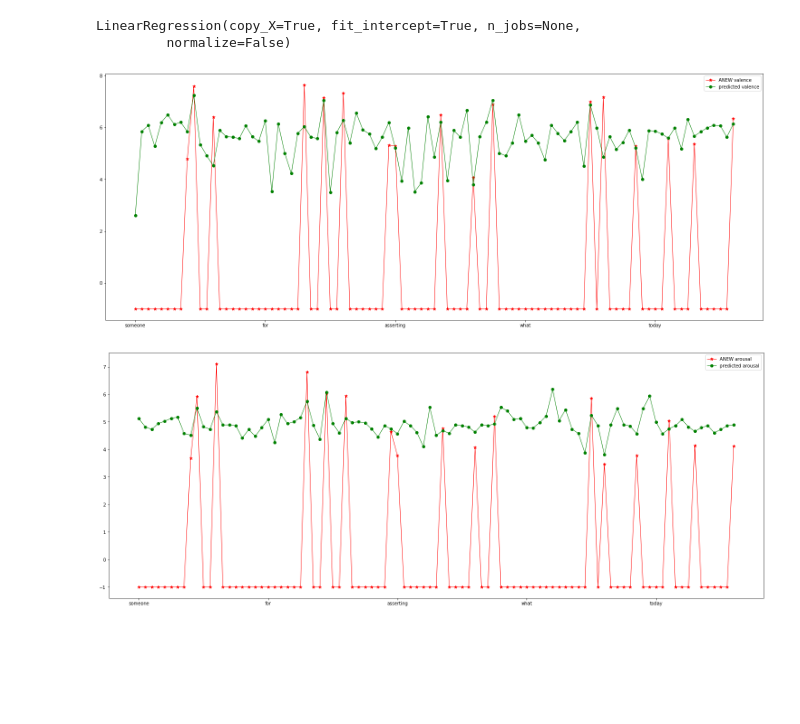
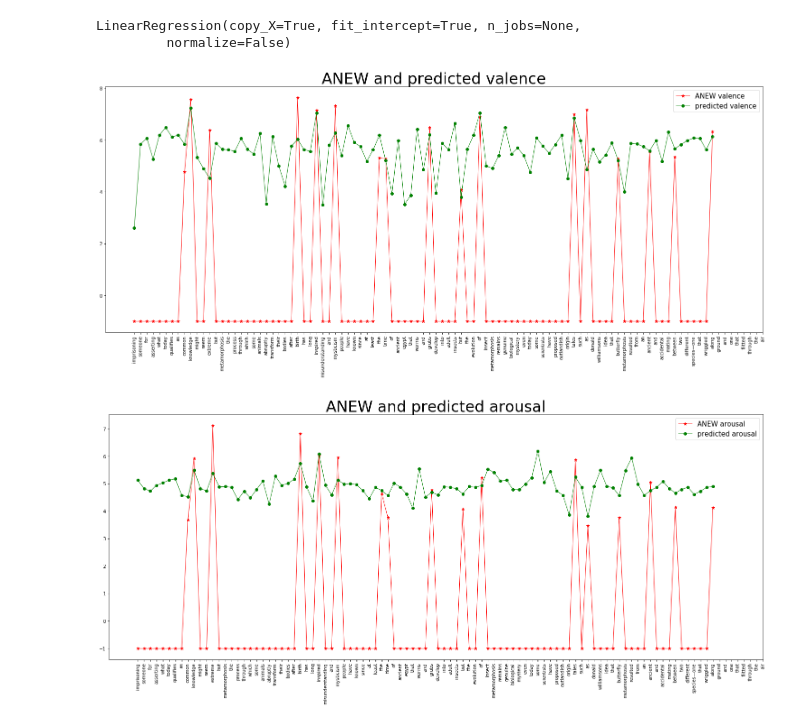
Before and after one commit to sigmaroles/nlp-cs613-2018, a Jupyter notebook: OCC/ValenceArousal_to_sentimentAnalysis.ipynb, the cells around one changed output. Saved outputs shown, nothing was run; the diff lists cells and outputs as text; code cells hidden in the pictures; blank space fills up the shorter version.

```diff
--- a/OCC/ValenceArousal_to_sentimentAnalysis.ipynb
+++ b/OCC/ValenceArousal_to_sentimentAnalysis.ipynb
@@ -72,26 +121,30 @@ ratings_predicted = np.array(ratings_predicted)
 # %%
 matplotlib.rcParams['figure.figsize'] = 26,10
 # %%
-fig, ax = plt.subplots()
+_, ax = plt.subplots()
 
 ax.plot(ratings_anew[:,0], label='ANEW valence', lw=1, markersize = 7, marker = '*', color='red')
 ax.plot(ratings_predicted[:,0], label='predicted valence', lw=1, markersize = 6, marker = 'o', color='green')
 
 ax.set_xticklabels(text_words)
-
-plt.legend()
+ax.xaxis.set_ticks(np.arange(0, len(text_words), 1))
+plt.xticks(rotation=90)
+plt.title("ANEW and predicted valence", fontsize=34)
+plt.legend(fontsize=15)
 plt.show()
 # %% [output]
-[figure, old version]
+[figure, new version]
 # %%
-fig, ax = plt.subplots()
+_, ax = plt.subplots()
 
 ax.plot(ratings_anew[:,1], label='ANEW arousal', lw=1, markersize = 7, marker = '*', color='red')
 ax.plot(ratings_predicted[:,1], label='predicted arousal', lw=1, markersize = 6, marker = 'o', color='green')
 
 ax.set_xticklabels(text_words)
-
-plt.legend()
+ax.xaxis.set_ticks(np.arange(0, len(text_words), 1))
+plt.xticks(rotation=90)
+plt.title("ANEW and predicted arousal", fontsize=34)
+plt.legend(fontsize=15)
 plt.show()
 # %% [output]
-[figure, old version]
+[figure, new version]
```
Also changed, not shown: parts of 7 cells of this notebook.
